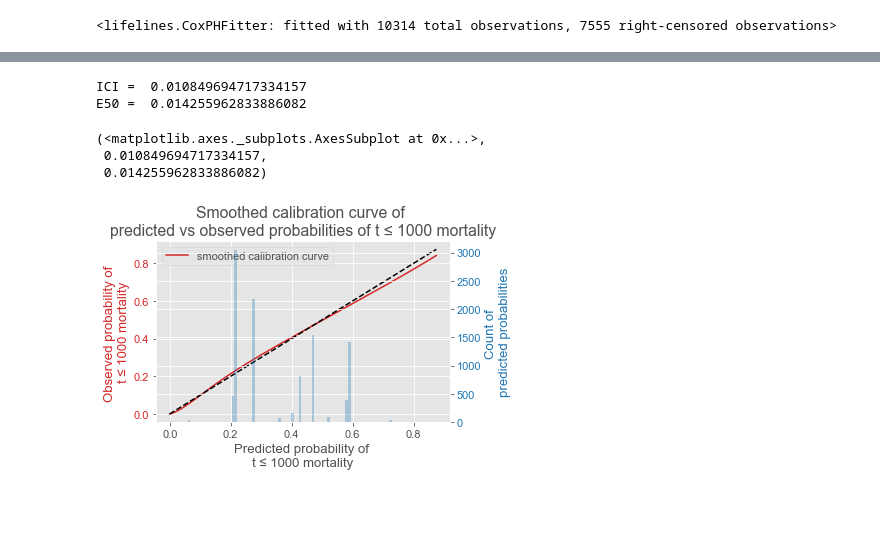
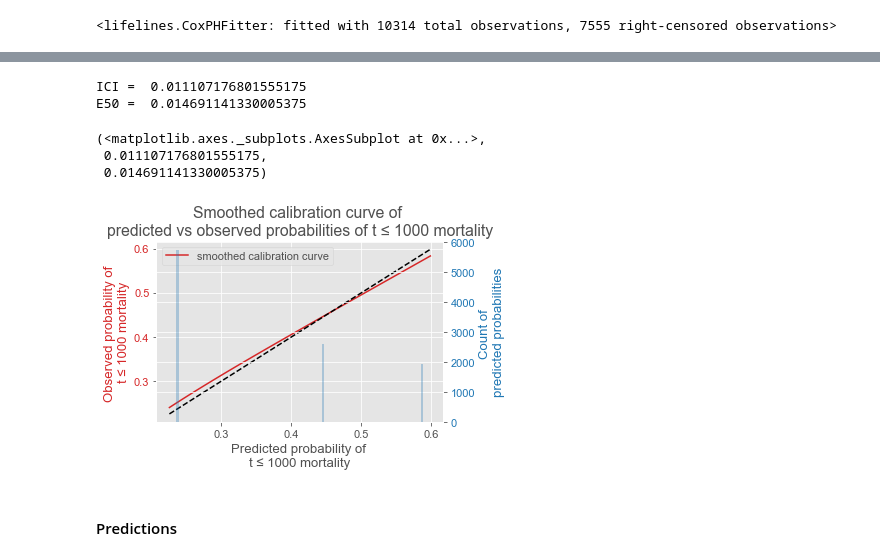
Before and after one commit to bseewald/fairness-ml-health, a Jupyter notebook: notebooks/compas/compas.ipynb, the cells around one changed output, grey strips where cells are left out. Saved outputs shown, nothing was run; the diff lists cells and outputs as text; code cells hidden in the pictures; blank space fills up the shorter version.

```diff
--- a/notebooks/compas/compas.ipynb
+++ b/notebooks/compas/compas.ipynb
@@ -43,0 +53,2 @@ df_compas.drop_duplicates(subset=["id"], inplace=True)
+# %%
+df_compas.loc[df_compas.race == "Caucasian", "race"] = "0_Caucasian"
@@ -168,7 +237,7 @@ df_compas["race"] = df_compas["race"].astype("category")
 # %%
-cph = CoxPHFitter()
-formula = "score_text"
-cph.fit(df_compas, duration_col='duration', event_col='event', formula=formula)
+cph1 = CoxPHFitter()
+formula1 = "score_text"
+cph1.fit(df_compas, duration_col='duration', event_col='event', formula=formula1)
 # %% [output]
 <lifelines.CoxPHFitter: fitted with 10314 total observations, 7555 right-censored observations>
 # %%
@@ -195,8 +264,9 @@ cph.check_assumptions(df_compas)
 Proportional hazard assumption looks okay.
 []
 # %%
-formula="decile_score"
-cph.fit(df_compas, duration_col='duration', event_col='event', formula=formula)
+cph2 = CoxPHFitter()
+formula2="decile_score"
+cph2.fit(df_compas, duration_col='duration', event_col='event', formula=formula2)
 # %% [output]
 <lifelines.CoxPHFitter: fitted with 10314 total observations, 7555 right-censored observations>
 # %%
@@ -217,8 +287,9 @@ cph.print_summary()
 | log-likelihood ratio test | 803.80 on 1 df |
 | -log2(p) of ll-ratio test | 584.97 |
 # %%
-formula = "race + score_text + race * score_text"
-cph.fit(df_compas, duration_col='duration', event_col='event', formula=formula)
+cph3 = CoxPHFitter()
+formula3 = "race + score_text + race * score_text"
+cph3.fit(df_compas, duration_col='duration', event_col='event', formula=formula3)
 # %% [output]
 <lifelines.CoxPHFitter: fitted with 10314 total observations, 7555 right-censored observations>
 # %%
@@ -257,12 +328,14 @@ cph.print_summary()
 # %%
 from lifelines.calibration import survival_probability_calibration
 
-survival_probability_calibration(cph, df_compas, t0=1000)
+survival_probability_calibration(cph1, df_compas, t0=1000)
 # %% [output]
-ICI =  0.010849694717334157
-E50 =  0.014255962833886082
+ICI =  0.011107176801555175
+E50 =  0.014691141330005375
 (<matplotlib.axes._subplots.AxesSubplot at 0x...>,
- 0.010849694717334157,
- 0.014255962833886082)
+ 0.011107176801555175,
+ 0.014691141330005375)
-[figure, old version]
+[figure, new version]
+# %% [markdown]
+#### Predictions
 # %%
```
Also changed, not shown: parts of 50 cells of this notebook.
